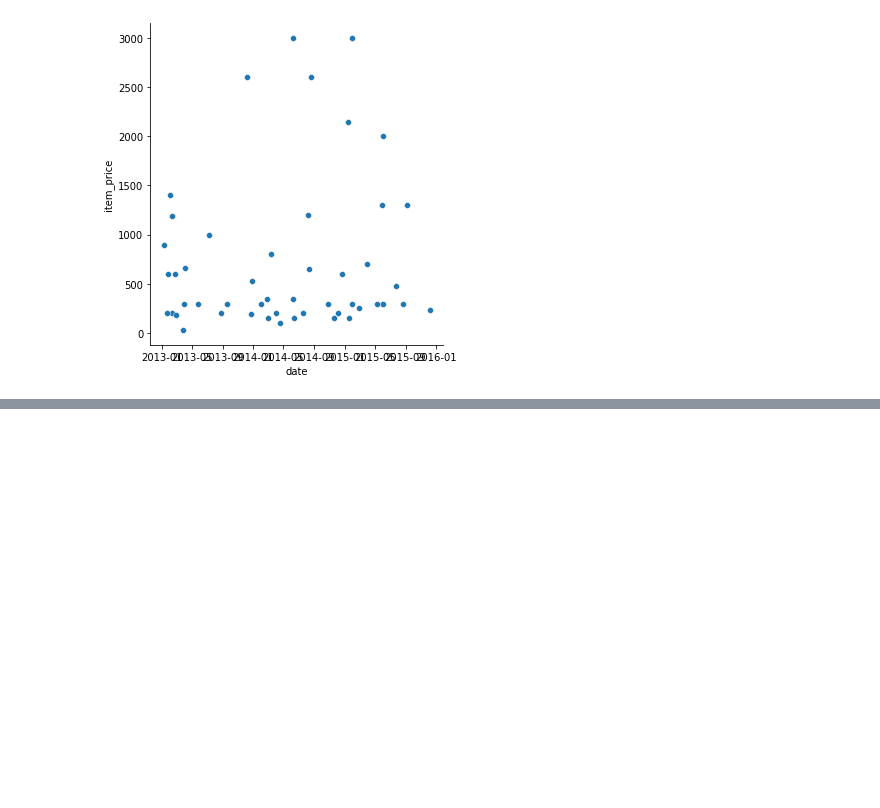
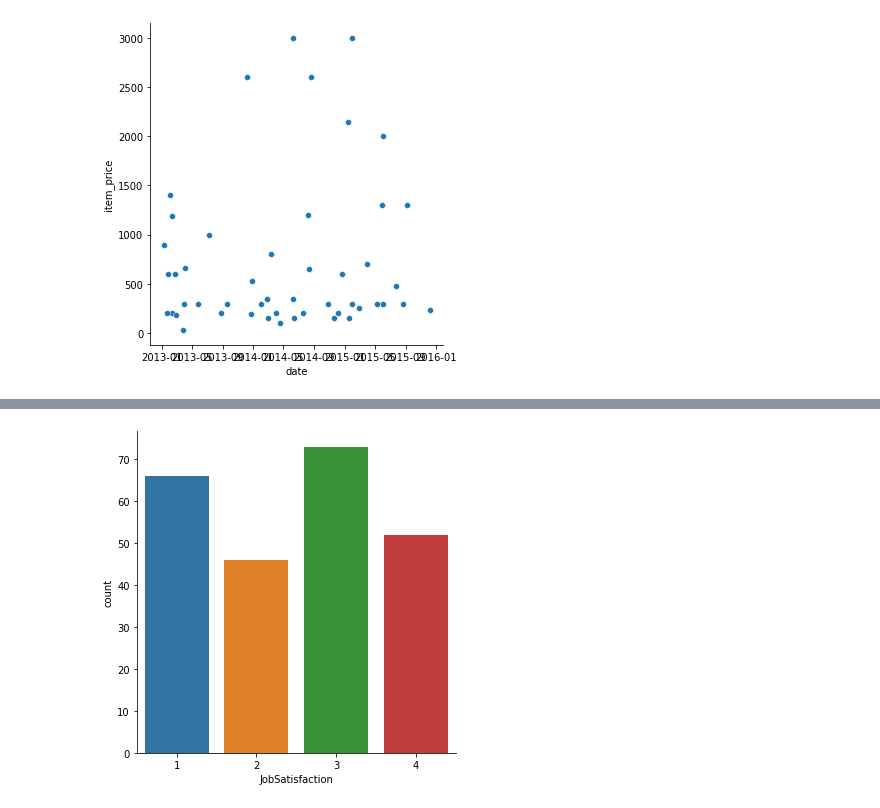
Before and after one commit to Guillaume-Lazaro/PythonEDA, a Jupyter notebook: Exercice Seaborn.ipynb, the cells around one changed output, grey strips where cells are left out. Cells and saved outputs as stored; diff of their text form; code cells hidden in the pictures; blank space fills up the shorter version.

```diff
--- a/Exercice Seaborn.ipynb
+++ b/Exercice Seaborn.ipynb
@@ -176,0 +180,4 @@ plt.show()
+# %%
+# 1)
+ibm_hr_attrition = pd.read_csv('data/ibm_hr_attrition.csv')
+ibm_hr_attrition.info()
@@ -176,0 +218,7 @@ plt.show()
+# %%
+df_attrition = pd.DataFrame(ibm_hr_attrition)
+df_attrition = df_attrition[ df_attrition['Attrition']=='Yes' ]
+# %%
+g = sns.catplot(x="JobSatisfaction", kind='count', data=df_attrition)
+# %% [output]
+[figure, added]
```
Also changed, not shown: parts of 18 cells of this notebook, 3 other files.
